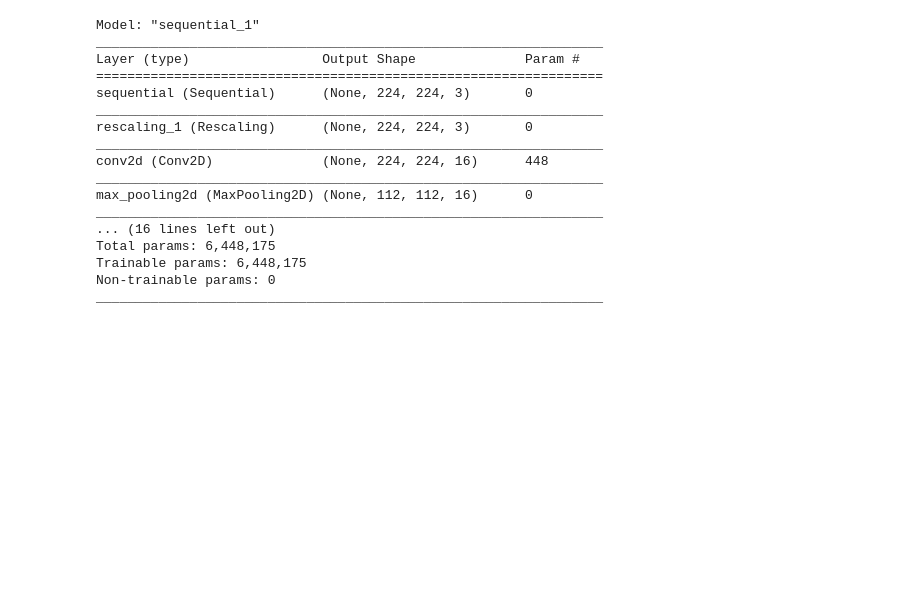
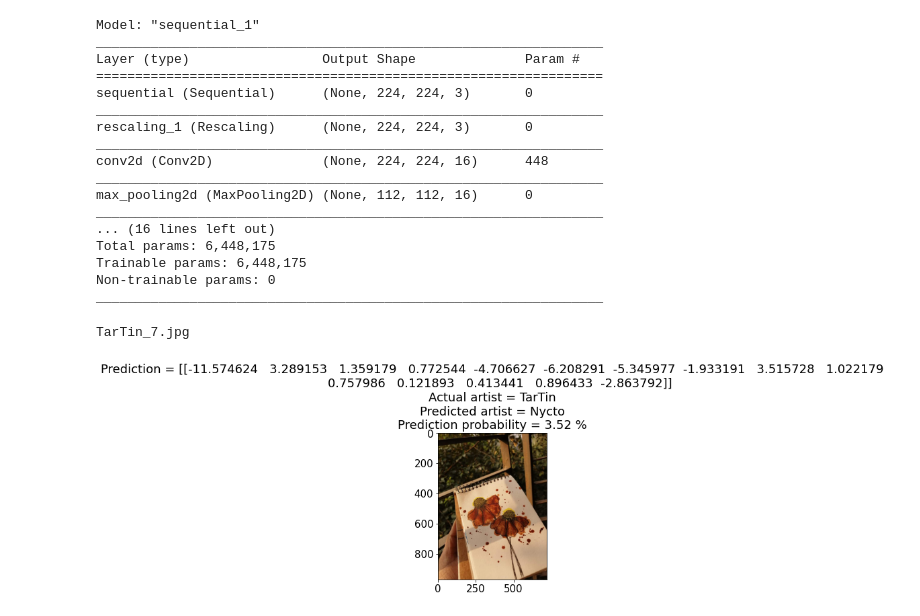
Before and after one commit to NoshinTahsin/ML-Artist-Recognition, a Jupyter notebook: ml_baseline_cnn.ipynb, the cells around one changed output. Saved outputs shown, nothing was run; the diff lists cells and outputs as text; code cells hidden in the pictures; blank space fills up the shorter version.

Commit message:
prediction from test set

```diff
--- a/ml_baseline_cnn.ipynb
+++ b/ml_baseline_cnn.ipynb
@@ -258,3 +258,51 @@ Total params: 6,448,175
 Trainable params: 6,448,175
 Non-trainable params: 0
 _________________________________________________________________
+# %%
+# Prediction
+from keras.preprocessing import *
+from PIL import Image
+
+n = 2
+testpath     = "/content/drive/MyDrive/Art/TestData/"
+train_input_shape = (224, 224, 3)
+
+for i in range(0,1):
+    #random_artist = random.choice(artists_top_name)
+    random_image = random.choice(os.listdir(testpath))
+    random_image_file = os.path.join(testpath, random_image)
+    print(random_image)
+    test_image = Image.open(random_image_file)
+    test_image = test_image.resize(train_input_shape[0:2])
+
+    test_image = np.array(test_image)
+    test_image = test_image / 255.0
+    test_image = np.expand_dims(test_image, axis=0)
+
+    prediction = new_model.predict(test_image)
+    prediction_probability = np.amax(prediction)
+    prediction_idx = np.argmax(prediction)
+    #sorted_prediction = prediction[0].sort()
+
+    # convert the probabilities to class labels
+    #label = tf.keras.applications.resnet.decode_predictions(
+    #prediction, top=5
+   # )
+    # retrieve the most likely result, e.g. highest probability
+    #label = label[0][0]
+
+    #labels = train_dataset.class_names
+    labels = class_names
+
+    #labels = dict((v,k) for k,v in labels.items())
+
+    title = "Prediction = {}\nActual artist = {}\nPredicted artist = {}\nPrediction probability = {:.2f} %" \
+               .format(prediction, random_image.split('_')[0], labels[prediction_idx],
+                       prediction_probability)
+    #title = prediction_idx
+    plt.imshow(plt.imread(random_image_file))
+    plt.title(title)
+    plt.show()
+# %% [output]
+TarTin_7.jpg
+[figure, added]
```
